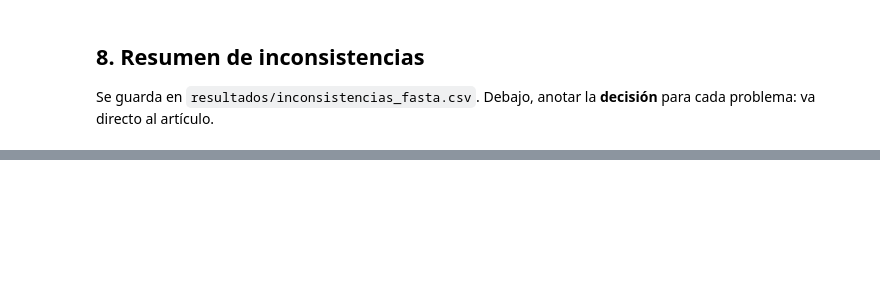
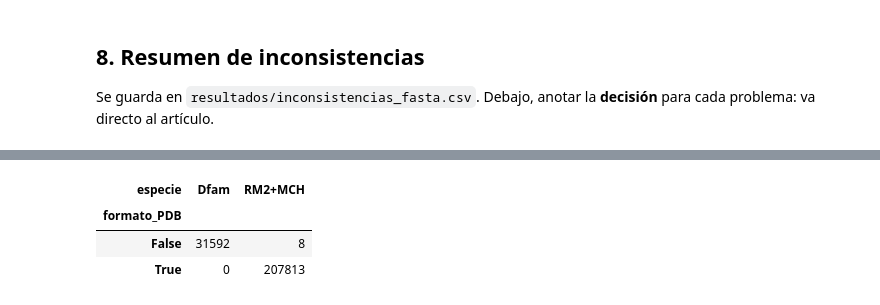
Before and after one commit to ThomasToro/transposable-elements-db, a Jupyter notebook: notebooks/00_exploracion.ipynb, the cells around one changed output, grey strips where cells are left out. Saved outputs shown, nothing was run; the diff lists cells and outputs as text; code cells hidden in the pictures; blank space fills up the shorter version.

```diff
--- a/notebooks/00_exploracion.ipynb
+++ b/notebooks/00_exploracion.ipynb
@@ -173,0 +388,10 @@ resumen
+# %%
+csv = pd.read_csv(CSV, encoding="utf-8-sig")
+fuente_por_especie = dict(zip(csv.Species.str.split().str.join(" ").str.lower(), csv.Source))
+fuente = df.especie.str.lower().map(fuente_por_especie)
+pd.crosstab(df.pdb_id.str.fullmatch(r"PDB\d{8}").rename("formato_PDB"), fuente)
+# %% [output]
+| especie | Dfam | RM2+MCH |
+| formato_PDB |  |  |
+| False | 31592 | 8 |
+| True | 0 | 207813 |
```
Also changed, not shown: parts of 14 cells of this notebook, 1 other file.
